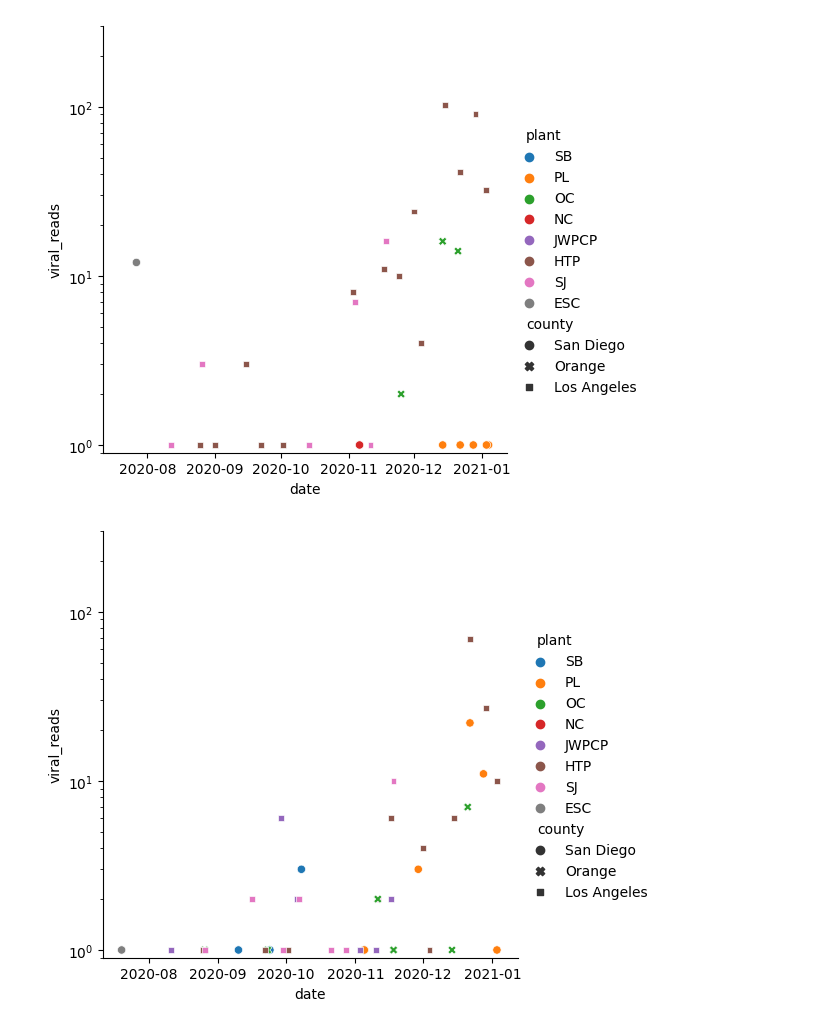
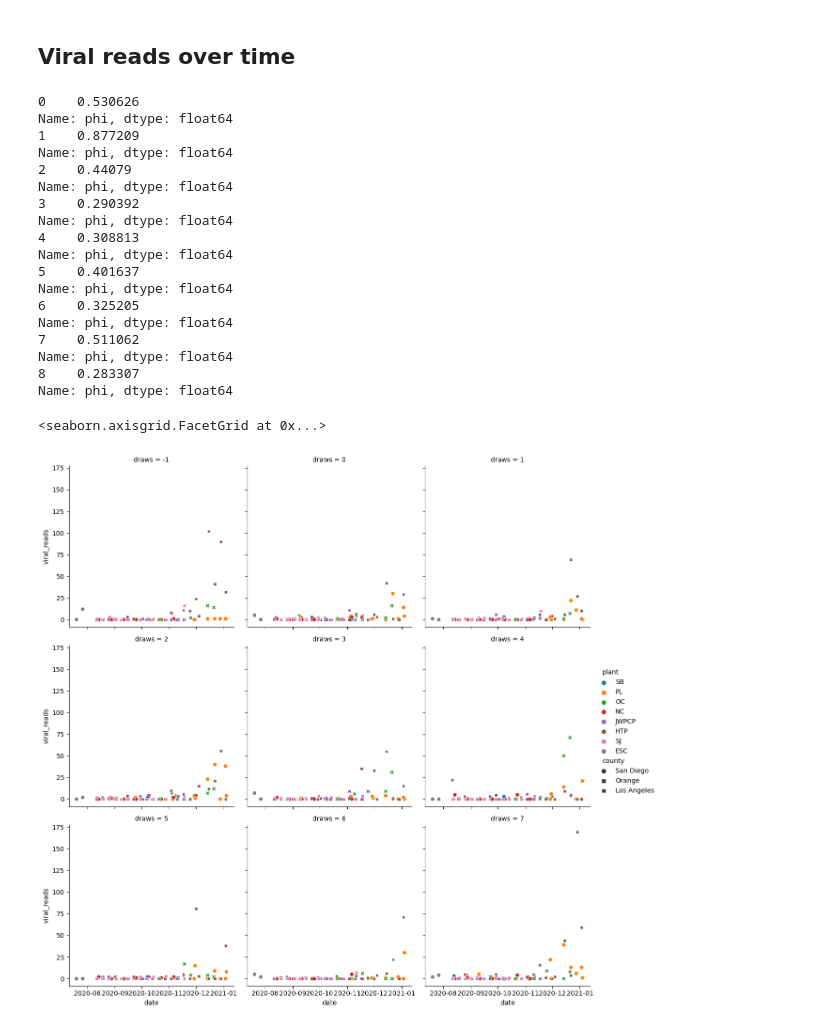
Before and after one commit to naobservatory/p2ra, a Jupyter notebook: post_pred.ipynb, the cells around one changed output. Drawn from its saved outputs; the diff is of its cells as text; code cells hidden in the pictures.

Commit message:
Finish preliminary posterior predictive plots

```diff
--- a/post_pred.ipynb
+++ b/post_pred.ipynb
@@ -37,10 +38,13 @@ df["total_reads"] = get_sample_attrs("reads")(df["sample"])
 
 df["viral_reads"] = df["y_tilde"]
 df["prevalence_per100k"] = np.exp(df["theta"])
+df["ra_per_one_percent"] = 1_000 * np.exp(df["b"])
 df["observation_type"] = "posterior"
 # %%
+OBSDRAWS = -1 # For faceting on draws
 df_obs = pd.read_table("covid_input.tsv")
 df_obs["date"] = list(map(date.fromisoformat, df_obs["date"]))
+df_obs["draws"] = OBSDRAWS
 df = pd.concat([df,df_obs], ignore_index = True)
 
 df["reads_per_prev"] = df["viral_reads"] / df["prevalence_per100k"]
@@ -47,24 +92,38 @@ df["reads_per_prev"] = df["viral_reads"] / df["prevalence_per100k"]
+# %% [markdown]
+## Viral reads over time
 # %%
+for d in range(9):
+    print(df[(df["draws"] == d) & (df["sample"] == 1)]["phi"])
+
 sns.relplot(
-    data=df[df["observation_type"] == "data"],
+    data=df[(df["draws"] < 8) | (df["observation_type"] == "data")],
+    col_wrap=3,
+    col="draws",
     x="date",
     y="viral_reads",
     hue="plant",
     style="county",
+    legend=True,
+    height=4,
 )
-plt.yscale("log")
-plt.ylim([0.9, 300])
-
-for draw in range(1, 100, 10):
-    sns.relplot(
-        data=df[df["draws"] == draw],
-        x="date",
-        y="viral_reads",
-        hue="plant",
-        style="county",
-    )
-    plt.yscale("log")
-    plt.ylim([0.9, 300])
 # %% [output]
+0    0.530626
+Name: phi, dtype: float64
+1    0.877209
+Name: phi, dtype: float64
+2    0.44079
+Name: phi, dtype: float64
+3    0.290392
+Name: phi, dtype: float64
+4    0.308813
+Name: phi, dtype: float64
+5    0.401637
+Name: phi, dtype: float64
+6    0.325205
+Name: phi, dtype: float64
+7    0.511062
+Name: phi, dtype: float64
+8    0.283307
+Name: phi, dtype: float64
+<seaborn.axisgrid.FacetGrid at 0x...>
-[figure, old version]
+[figure, new version]
-[figure, removed]
```
Also changed, not shown: parts of 17 cells of this notebook, 1 other file.
